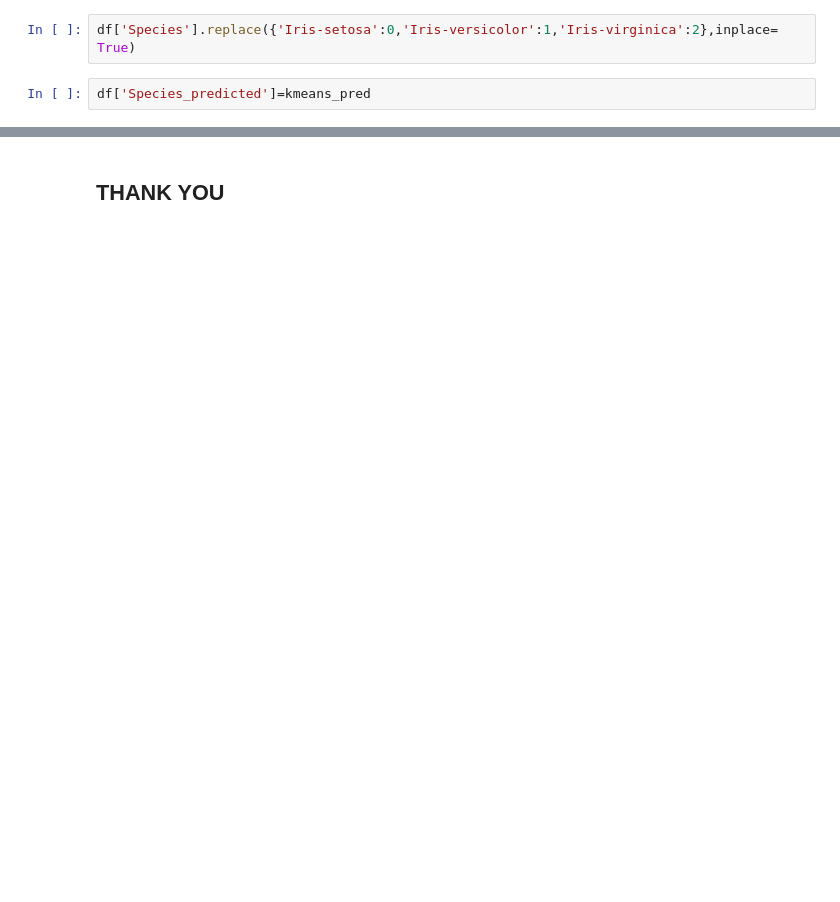
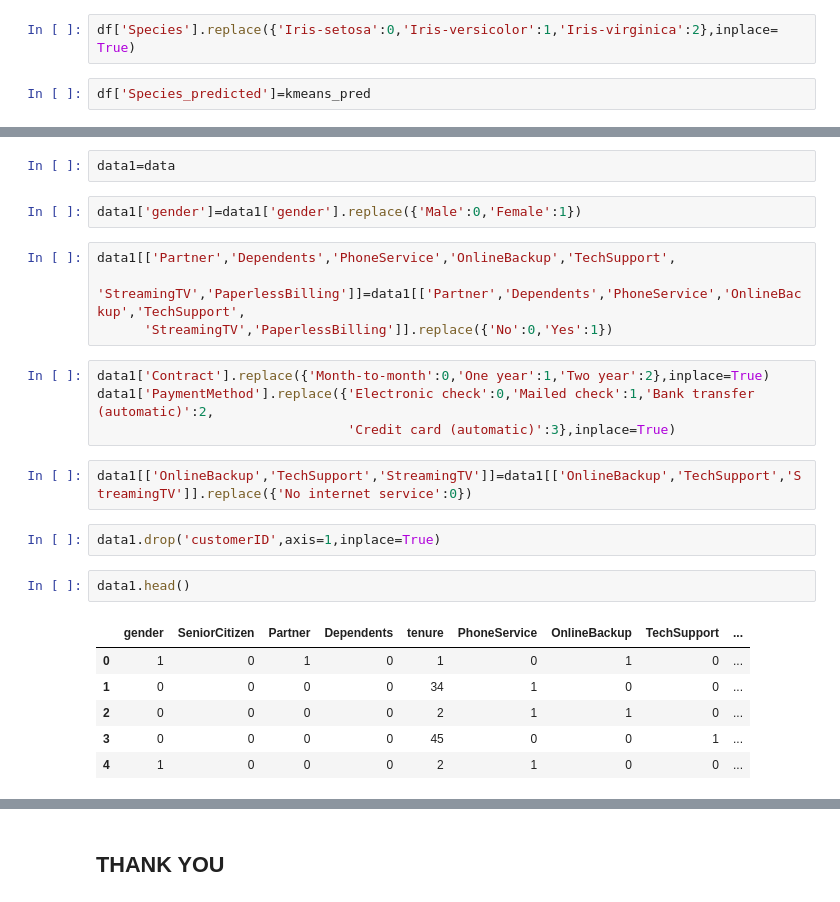
Before and after one commit to sanjanabasu96/TheSparksTasks, a Jupyter notebook: Task3- Unsupervised learning- clustering using KMeans.ipynb, the cells around one changed output, grey strips where cells are left out. Cells and saved outputs as stored; diff of their text form; blank space fills up the shorter version.

```diff
--- a/Task3- Unsupervised learning- clustering using KMeans.ipynb
+++ b/Task3- Unsupervised learning- clustering using KMeans.ipynb
@@ -160,0 +174,25 @@ Between 0 and 2, there are very few errors which is minimal in a dataset of 150
+# %%
+data1=data
+# %%
+data1['gender']=data1['gender'].replace({'Male':0,'Female':1})
+# %%
+data1[['Partner','Dependents','PhoneService','OnlineBackup','TechSupport',
+      'StreamingTV','PaperlessBilling']]=data1[['Partner','Dependents','PhoneService','OnlineBackup','TechSupport',
+      'StreamingTV','PaperlessBilling']].replace({'No':0,'Yes':1})
+# %%
+data1['Contract'].replace({'Month-to-month':0,'One year':1,'Two year':2},inplace=True)
+data1['PaymentMethod'].replace({'Electronic check':0,'Mailed check':1,'Bank transfer (automatic)':2,
+                                'Credit card (automatic)':3},inplace=True)
+# %%
+data1[['OnlineBackup','TechSupport','StreamingTV']]=data1[['OnlineBackup','TechSupport','StreamingTV']].replace({'No internet service':0})
+# %%
+data1.drop('customerID',axis=1,inplace=True)
+# %%
+data1.head()
+# %% [output]
+|  | gender | SeniorCitizen | Partner | Dependents | tenure | PhoneService | OnlineBackup | TechSupport | ... |
+| 0 | 1 | 0 | 1 | 0 | 1 | 0 | 1 | 0 | ... |
+| 1 | 0 | 0 | 0 | 0 | 34 | 1 | 0 | 0 | ... |
+| 2 | 0 | 0 | 0 | 0 | 2 | 1 | 1 | 0 | ... |
+| 3 | 0 | 0 | 0 | 0 | 45 | 0 | 0 | 1 | ... |
+| 4 | 1 | 0 | 0 | 0 | 2 | 1 | 0 | 0 | ... |
```
Also changed, not shown: parts of 18 cells of this notebook.
